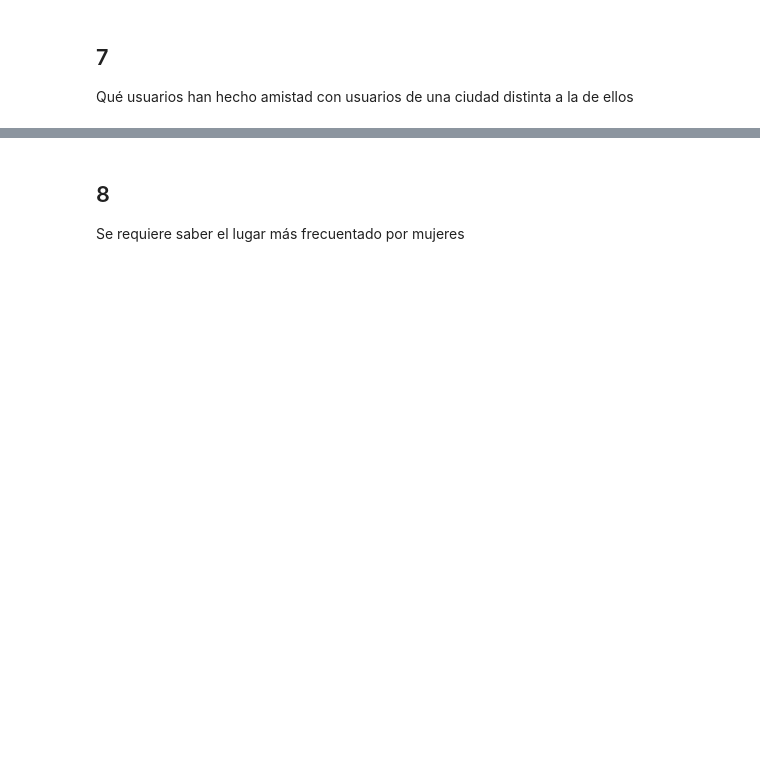
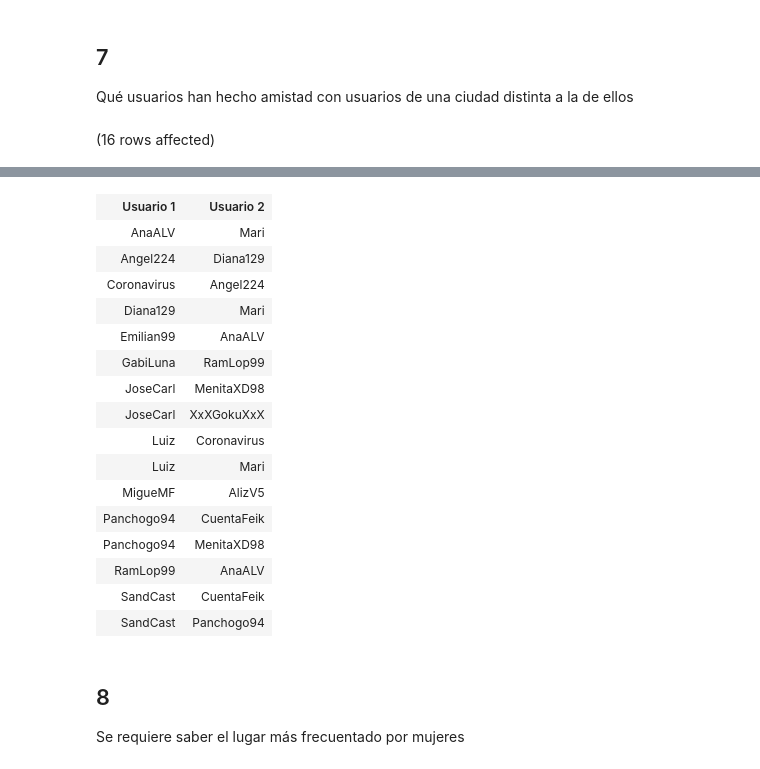
Before and after one commit to DanielCamposs98/BDCuatroCuadras, a Jupyter notebook: 9. CuatroCuadras (Consultas).ipynb, the cells around one changed output, grey strips where cells are left out. Cells and saved outputs as stored; diff of their text form; code cells hidden in the pictures; blank space fills up the shorter version.

```diff
--- a/9. CuatroCuadras (Consultas).ipynb
+++ b/9. CuatroCuadras (Consultas).ipynb
@@ -73,3 +145,6 @@ ON A.Nickname1=U.Nickname
 INNER JOIN USUARIO U2
 ON A.Nickname2=U2.Nickname
 WHERE U.ID_Ciudad<>U2.ID_Ciudad
+GO
+# %% [output]
+(16 rows affected)
@@ -76,3 +152,20 @@ WHERE U.ID_Ciudad<>U2.ID_Ciudad
+| Usuario 1 | Usuario 2 |
+| AnaALV | Mari |
+| Angel224 | Diana129 |
+| Coronavirus | Angel224 |
+| Diana129 | Mari |
+| Emilian99 | AnaALV |
+| GabiLuna | RamLop99 |
+| JoseCarl | MenitaXD98 |
+| JoseCarl | XxXGokuXxX |
+| Luiz | Coronavirus |
+| Luiz | Mari |
+| MigueMF | AlizV5 |
+| Panchogo94 | CuentaFeik |
+| Panchogo94 | MenitaXD98 |
+| RamLop99 | AnaALV |
+| SandCast | CuentaFeik |
+| SandCast | Panchogo94 |
 # %% [markdown]
 ## 8
 Se requiere saber el lugar más frecuentado por mujeres
```
Also changed, not shown: parts of 51 cells of this notebook.
